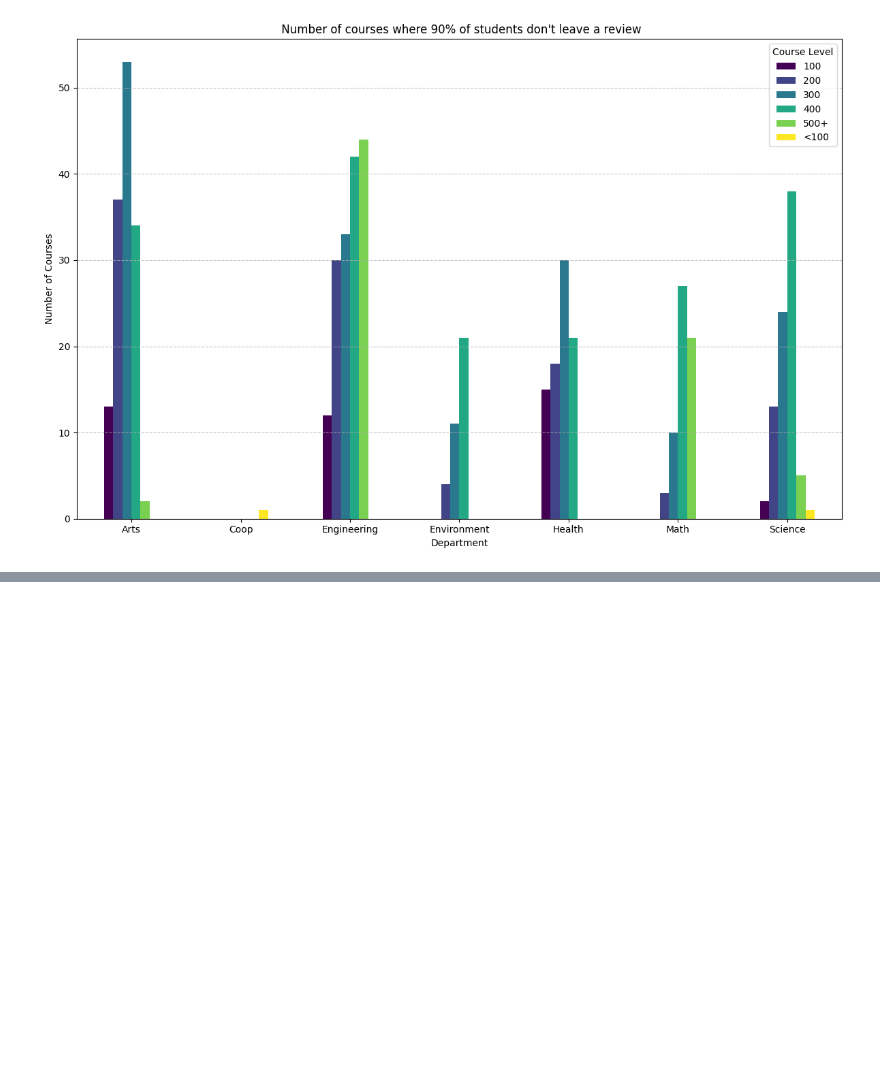
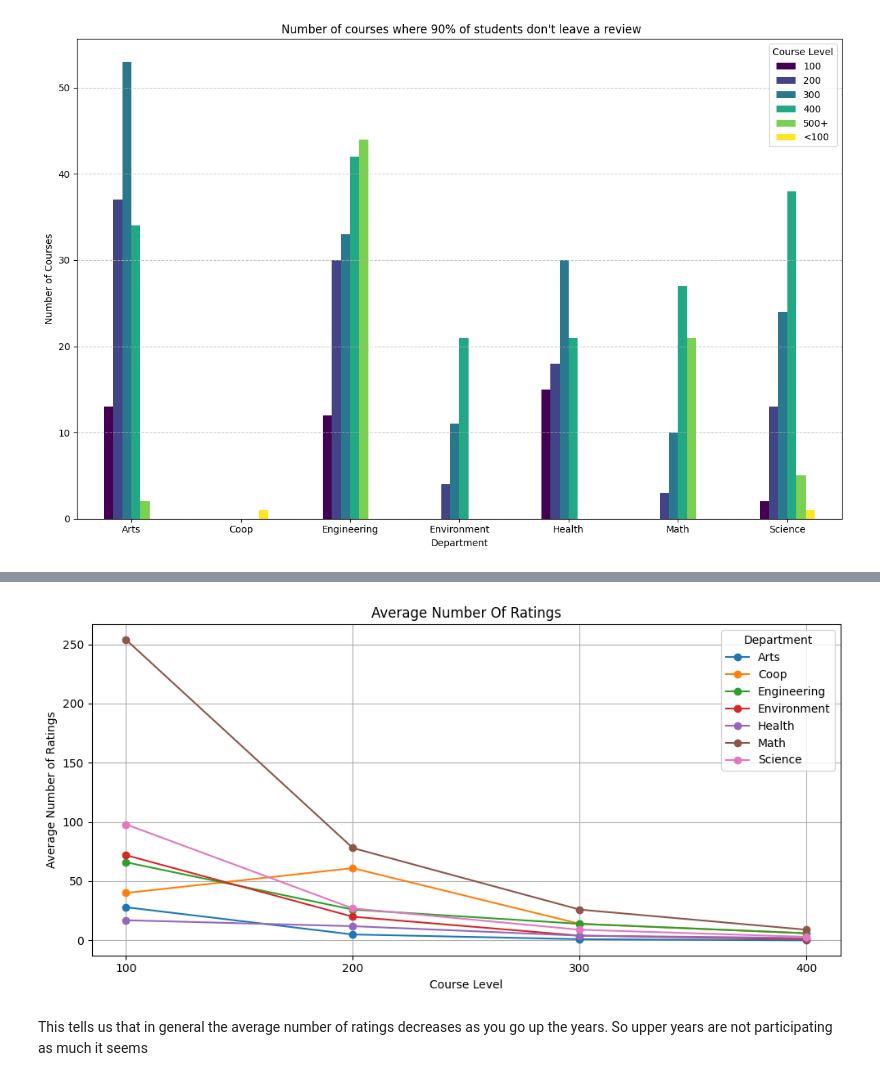
Before and after one commit to s2shams/UW-Course-Analysis, a Jupyter notebook: Data Visualization Final.ipynb, the cells around one changed output, grey strips where cells are left out. Drawn from its saved outputs; the diff is of its cells as text; code cells hidden in the pictures; blank space fills up the shorter version.

Commit message:
added more visuals

```diff
--- a/Data Visualization Final.ipynb
+++ b/Data Visualization Final.ipynb
@@ -258,0 +293,4 @@ df[["Department", "Number_of_Ratings", "Average_Enrollment", "Num_ratings : Avg_
+# %%
+df = course_df[course_df['Course_Level'].isin(["100", "200", "300", "400"])]
+df = df.groupby(["Department","Course_Level"]).mean().round().reset_index()
+df[["Department", "Course_Level", "Number_of_Ratings", "Average_Enrollment"]]
@@ -258,0 +315,21 @@ df[["Department", "Number_of_Ratings", "Average_Enrollment", "Num_ratings : Avg_
+# %%
+departments = df['Department'].unique()
+
+plt.figure(figsize=(10, 5))
+
+for department in departments:
+    df_dept = df[df['Department'] == department]
+    plt.plot(df_dept['Course_Level'], df_dept['Number_of_Ratings'], marker='o', label=department)
+
+plt.title('Average Number Of Ratings')
+plt.xlabel('Course Level')
+plt.ylabel('Average Number of Ratings')
+plt.legend(title='Department')
+plt.grid(True)
+plt.xticks(ticks=sorted(df['Course_Level'].unique()))
+plt.tight_layout()
+plt.show()
+# %% [output]
+[figure, added]
+# %% [markdown]
+This tells us that in general the average number of ratings decreases as you go up the years. So upper years are not participating as much it seems
```
Also changed, not shown: parts of 9 cells of this notebook.
